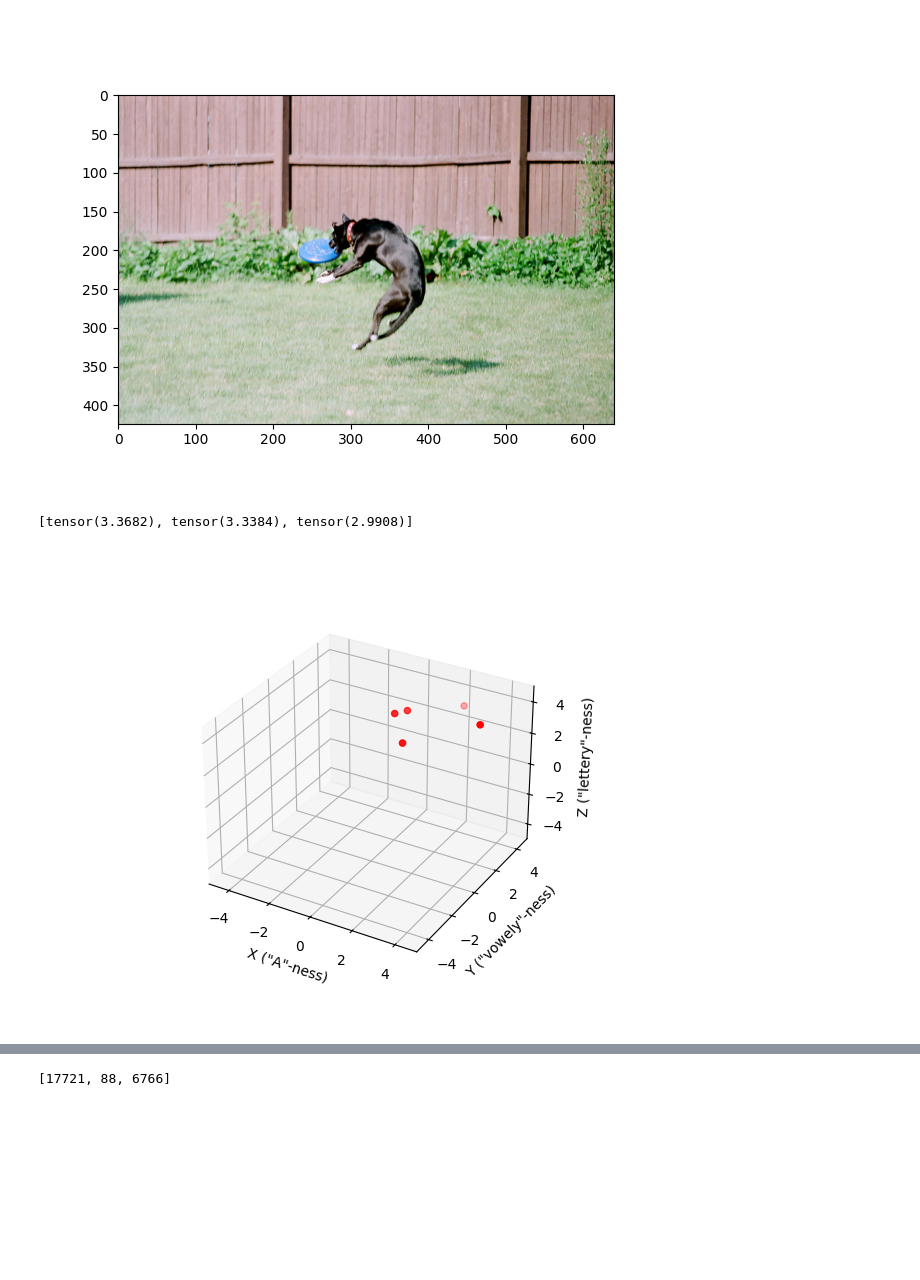
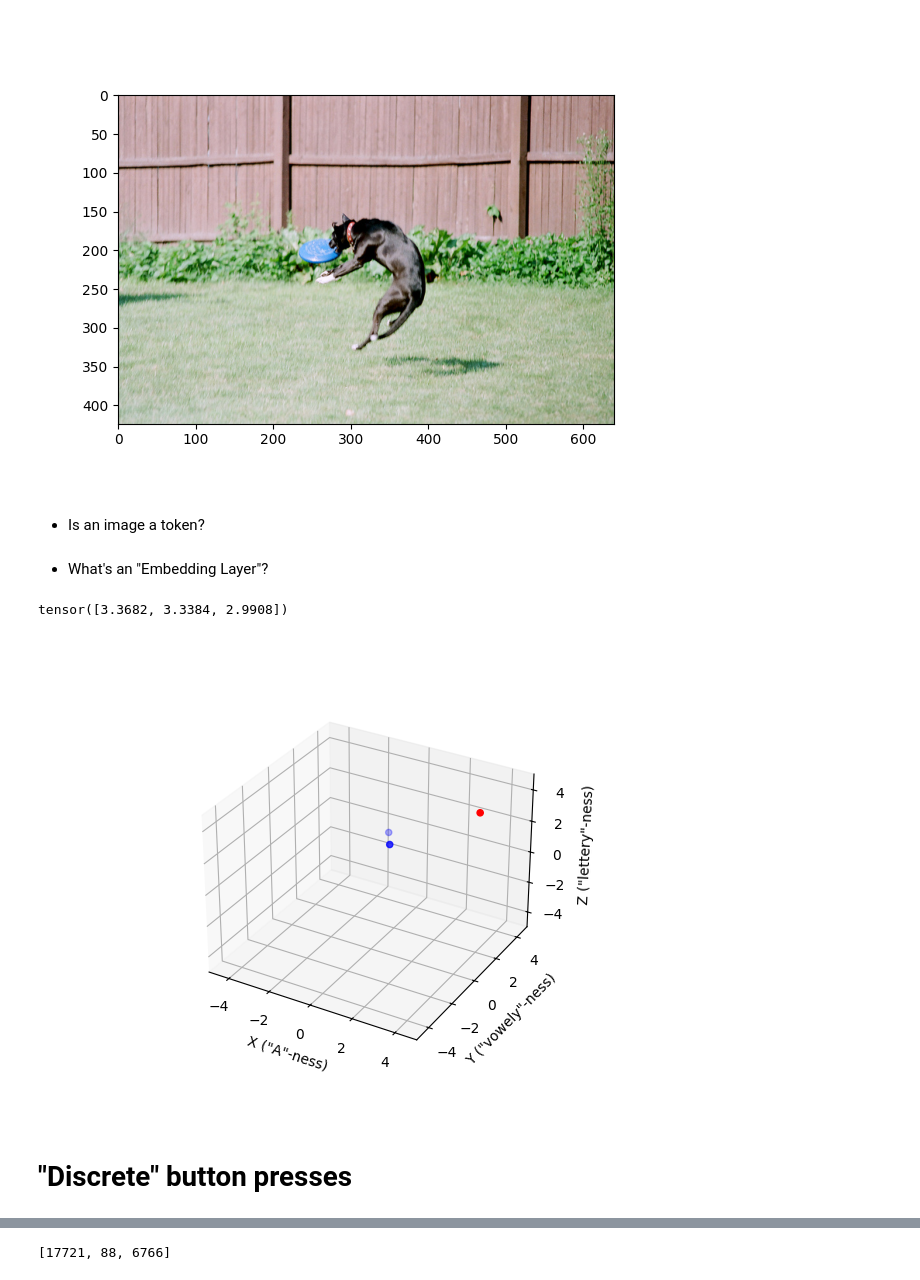
Before and after one commit to eihli/mugato, a Jupyter notebook: token_and_embed.ipynb, the cells around one changed output, grey strips where cells are left out. Drawn from its saved outputs; the diff is of its cells as text; code cells hidden in the pictures; blank space fills up the shorter version.

```diff
--- a/token_and_embed.ipynb
+++ b/token_and_embed.ipynb
@@ -107,7 +129,7 @@ def example_embedding_1(text):
 
     [            x,                y,              z]
 
-    [number of 'a', number of vowels, length of text]
+    [number of 'l', number of vowels, length of text]
 
     """
     x = count_L(text)      # number of "l"s
@@ -148,0 +168,6 @@ plot_embedding(*zip(
+# %%
+def example_embedding_1(text):
+    x = count_L(text)      # number of "l"s
+    y = count_vowels(text) # number of vowels
+    z = len(text) / 3      # number of letters / 3
+    return x, y, z
@@ -184,23 +316,32 @@ But what about images?
 imshow(image)
 # %% [output]
 [figure]
+# %% [markdown]
+- Is an image a token?
+# %% [markdown]
+- What's an "Embedding Layer"?
 # %%
+# Is this an "embedding layer"?
 def example_image_embedding(image):
     x = image[0].mean() * 5  # Red channel
     y = image[1].mean() * 5  # Green channel
     z = image[2].mean() * 5  # Blue channel
-    return [x, y, z]
+    return torch.tensor([x, y, z])
 # %%
 example_image_embedding(image)
 # %% [output]
-[tensor(3.3682), tensor(3.3384), tensor(2.9908)]
+tensor([3.3682, 3.3384, 2.9908])
 # %%
 plot_embedding(*zip(
-    example_embedding_1('a lake'),
-    example_embedding_1('cloudy sky'),
-    example_embedding_1('lazy mouse'),
-    example_embedding_1('aaaaaayyy'),
+    example_embedding_1('blue'),
+    example_embedding_1('ocean'),
     example_image_embedding(image),
-))
+), colors=[
+    'blue',
+    'blue',
+    'red',
+])
 # %% [output]
-[figure, old version]
+[figure, new version]
+# %% [markdown]
+# "Discrete" button presses
```
Also changed, not shown: parts of 81 cells of this notebook.
